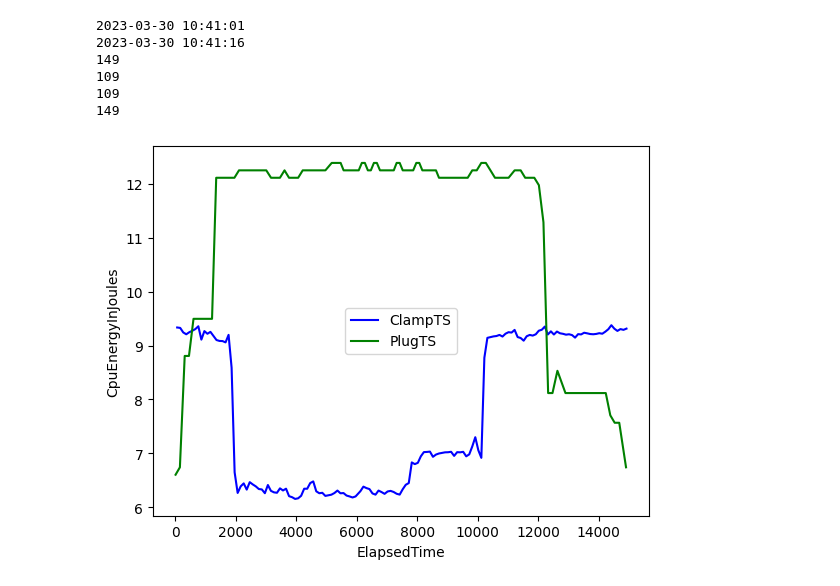
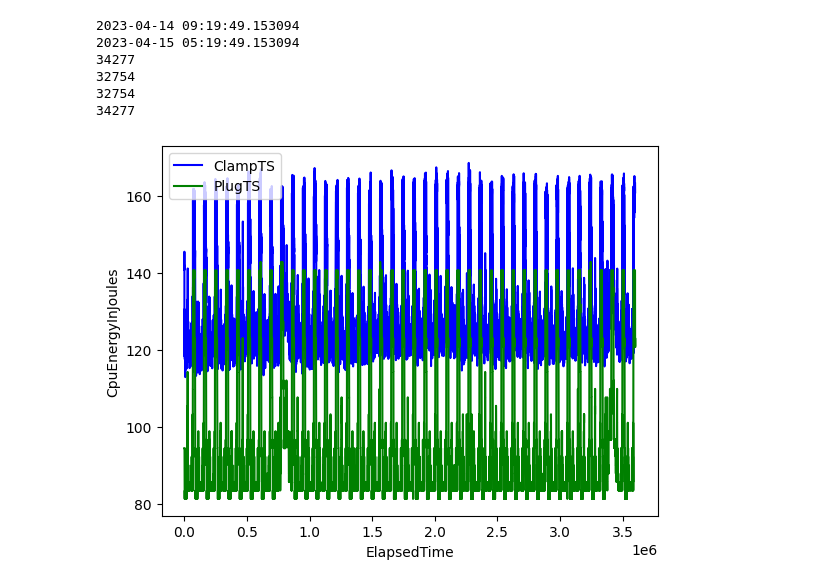
Before and after one commit to KuskIV/BDEnergy, a Jupyter notebook: analytics/DataExplore.ipynb, the cells around one changed output. Cells and saved outputs as stored; diff of their text form; code cells hidden in the pictures.

```diff
--- a/analytics/DataExplore.ipynb
+++ b/analytics/DataExplore.ipynb
@@ -94,7 +94,7 @@ def FetchPlugResults(startTime: datetime, endTime: datetime) -> List[DtoPlugPoin
 
         cursor = connection.cursor()
         query = "SELECT * FROM power_usage WHERE time BETWEEN %s AND %s AND Ip = %s"
-        cursor.execute(query, (formattedStartTime, formattedEndTime, "192.168.1.182"))
+        cursor.execute(query, (formattedStartTime, formattedEndTime, "192.168.1.150"))
 
         for (id, Watt, Current, Voltage, Ip, time) in cursor:
             points.append(DtoPlugPoint(Watt, Current, Voltage, Ip, time))
@@ -134,44 +134,44 @@ format_string = "%Y-%m-%d %H:%M:%S.%f"
 date_string = "2023-03-30 07:55:54.0" #plug
 date_string = "2023-03-30 10:41:01.0" #clamp
 start_time = current_time - datetime.timedelta(hours=3)
-end_time = current_time - datetime.timedelta(hours=2.9955)
-start_time = datetime.datetime.strptime(date_string, format_string)
+# end_time = current_time - datetime.timedelta(hours=15)
+# start_time = datetime.datetime.strptime(date_string, format_string)
 # start_time = start_time - datetime.timedelta(seconds=10)
-end_time = start_time + datetime.timedelta(seconds=15)
+end_time = start_time + datetime.timedelta(hours=20)
 print(start_time)
 print(end_time)
 ClampTS =  CalculateTimeSeries(start_time,end_time)
 PlugTS = fetch_results(start_time, end_time)
 print(len(ClampTS.Samples))
 print(len(PlugTS.Samples))
 import matplotlib.pyplot as plt
 
 # extract data for ClampTS
 clamp_x = [s.ElapsedTime for s in ClampTS.Samples]
 clamp_y = [s.CpuEnergyInJoules for s in ClampTS.Samples]
 
 # extract data for PlugTS
 plug_x = [s.ElapsedTime for s in PlugTS.Samples]
 plug_y = [s.CpuEnergyInJoules for s in PlugTS.Samples]
 print(len(plug_y))
 print(len(clamp_y))
 
 # plot the data
 plt.plot(clamp_x, clamp_y, color='blue', label='ClampTS')
 plt.plot(plug_x, plug_y, color='green', label='PlugTS')
 
 # add axis labels and legend
 plt.xlabel('ElapsedTime')
 plt.ylabel('CpuEnergyInJoules')
 plt.legend()
 
 # show the plot
 plt.show()
 # %% [output]
-2023-03-30 10:41:01
-2023-03-30 10:41:16
-149
-109
-109
-149
+2023-04-14 09:19:49.153094
+2023-04-15 05:19:49.153094
+34277
+32754
+32754
+34277
-[figure, old version]
+[figure, new version]
```
Also changed, not shown: parts of 2 cells of this notebook, 2 other files.
